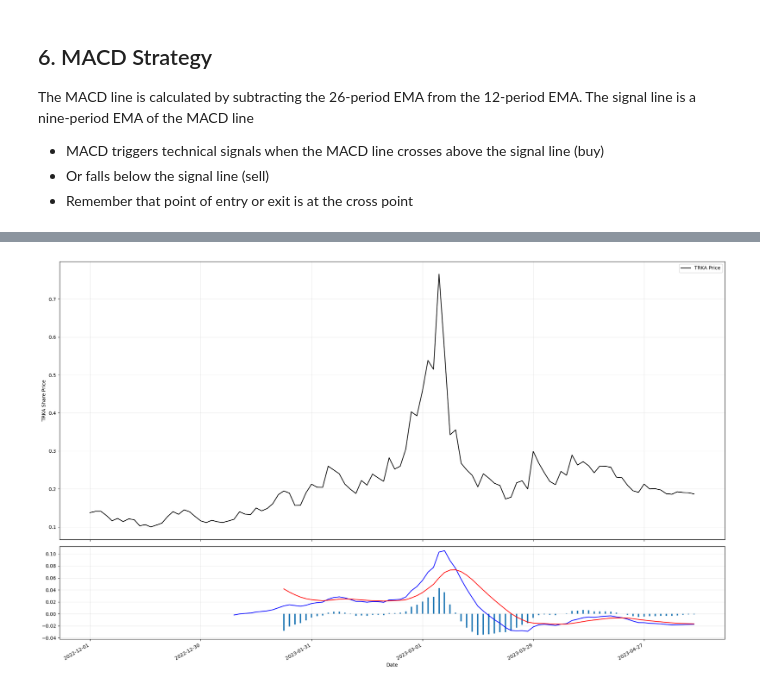
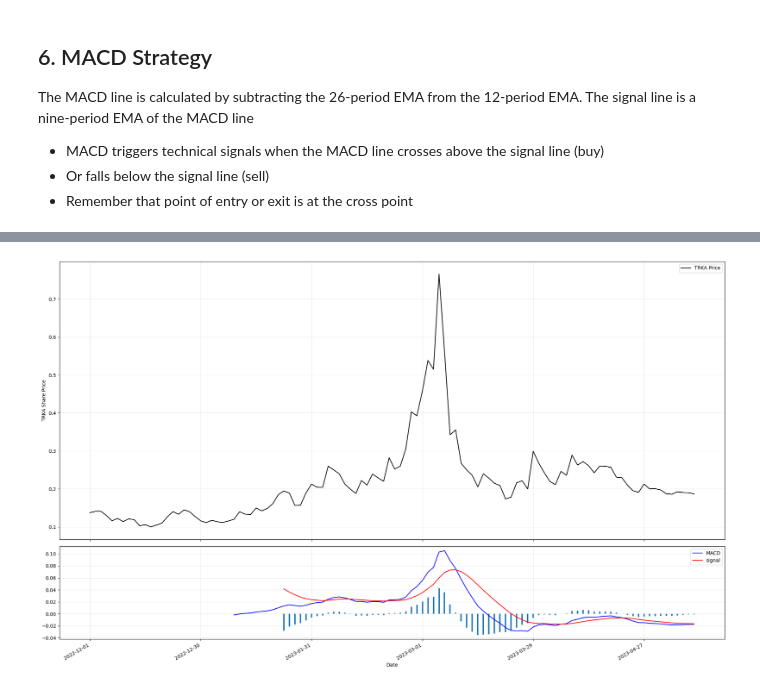
Before and after one commit to WeihanSyu/StockTrading_Project, a Jupyter notebook: Stock_Project_Analysis_Manual.ipynb, the cells around one changed output, grey strips where cells are left out. Saved outputs shown, nothing was run; the diff lists cells and outputs as text; code cells hidden in the pictures.

```diff
--- a/Stock_Project_Analysis_Manual.ipynb
+++ b/Stock_Project_Analysis_Manual.ipynb
@@ -150,9 +142,24 @@ For this strategy, we will use two MA to indicate:
 # %%
-raw_data = initial_data()
-try:
-    raw_data['adj_close'][0]
-    data = raw_data[['symbol','date','open_price','high_price','low_price','adj_close','volume']]
-    price_type = 'adj_close'
-except KeyError:
-    data = raw_data[['symbol','date','open_price','high_price','low_price','close_price','volume']]
-    price_type = 'close_price'
+def ma_setup(nF, nS, ma_func, s=2):
+    func_name = ma_func.__name__
+
+    x, ini_points = ma_func(data[price_type], nF, len(data), s)
+    maFast = [np.nan]*ini_points + x
+
+    y, ini_points = ma_func(data[price_type], nS, len(data), s)
+    maSlow = [np.nan]*ini_points + y
+
+    return nF, nS, func_name, maFast, maSlow
+
+# CHANGE THIS LINE FOR DIFFERENT TIME INTERVALS OR MA FUNCTIONS
+nF, nS, func_name, maFast, maSlow = ma_setup(9, 21, ma.ema)
+
+data.insert(7, f"{func_name}{nF}", maFast)
+data.insert(8, f"{func_name}{nS}", maSlow)
+
+data['signal'] = np.where(data[f"{func_name}{nF}"] > data[f"{func_name}{nS}"], 1, 0)
+data['signal'] = np.where(data[f"{func_name}{nF}"] < data[f"{func_name}{nS}"], -1, data['signal'])
+
+data['return'] = np.log(data[price_type]).diff()
+data['system_return'] = data['signal'] * data['return']
+data['entry'] = data.signal.diff()
@@ -241,12 +211,11 @@ Please enter the Ending Date (yyyy-m-dd)2023-5-10
 # %%
 s = 2
-x = ma.ema(data[price_type], 12, len(data), s)
-ema12 = [np.nan]*(len(data)-len(x))
-ema12 = ema12 + x
 
-y = ma.ema(data[price_type], 26, len(data), s)
-ema26 = [np.nan]*(len(data)-len(y))
-ema26 = ema26 + y
+x, ini_points = ma.ema(data[price_type], 12, len(data), s)
+ema12 = [np.nan]*ini_points + x
+
+y, ini_points = ma.ema(data[price_type], 26, len(data), s)
+ema26 = [np.nan]*ini_points + y
 
 ema12 = np.array(ema12)
 ema26 = np.array(ema26)
@@ -265,23 +234,24 @@ histogram = MACD - signal
 # %%
 x_val = np.arange(len(data))
 
 fig, (ax1, ax2) = plt.subplots(2, 1, gridspec_kw={'height_ratios': [3, 1]}, sharex=True)
 fig.set_figwidth(20)
 fig.set_figheight(12)
 ax1.grid(True, alpha=0.3)
 ax2.grid(True, alpha=0.3)
 
 ax1.plot(x_val, data[price_type], color="black", label=f"{symbol} Price")
 ax1.set_xlabel('Time')
 ax1.set_ylabel(f"{symbol} Share Price")
 ax1.legend()
 equidate_ax(fig, ax1, data['date'])
 
 ax2.plot(x_val, MACD, color="blue", label="MACD")
 ax2.plot(x_val, signal, color='red', label='signal')
 ax2.bar(x_val, histogram, width = 0.25)
+ax2.legend()
 equidate_ax(fig, ax2, data['date'])
 
 fig.tight_layout()
 # %% [output]
-[figure, old version]
+[figure, new version]
```
Also changed, not shown: parts of 15 cells of this notebook.
